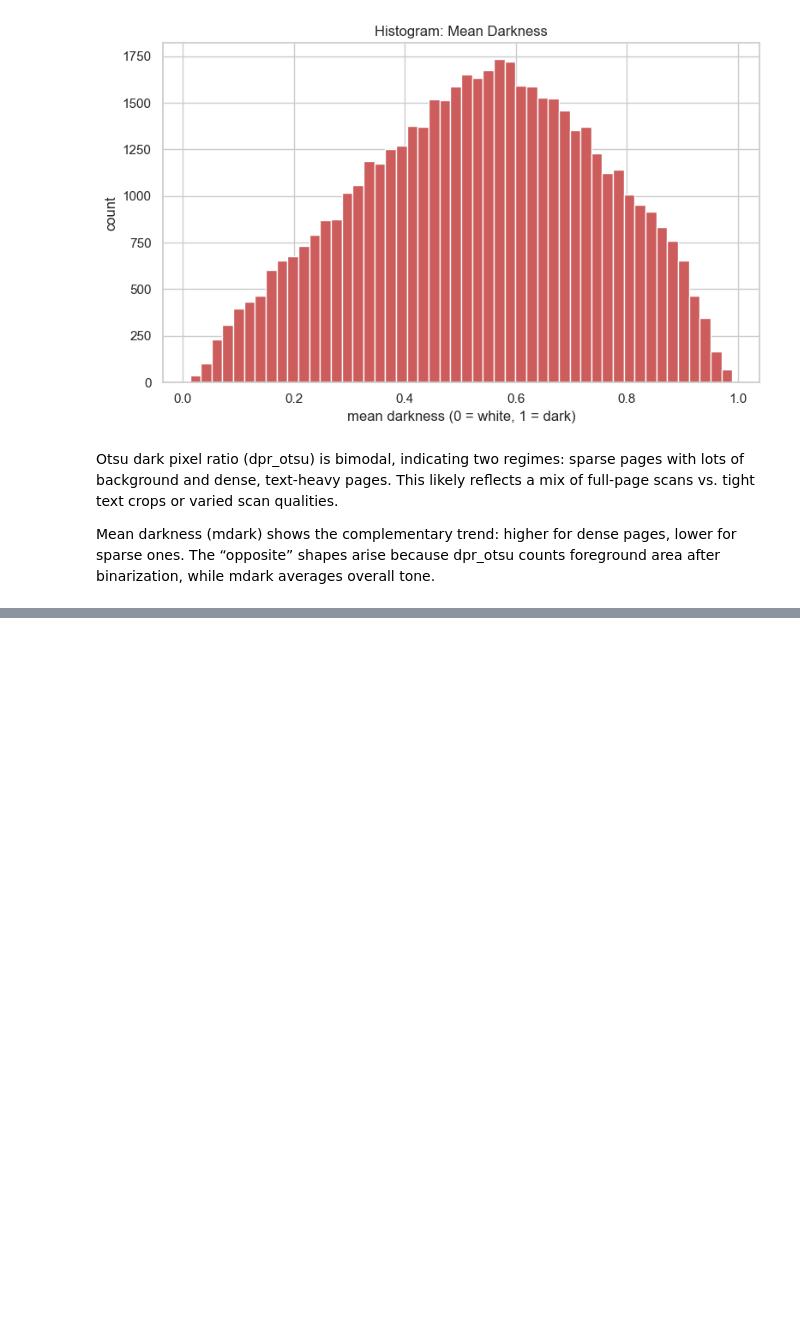
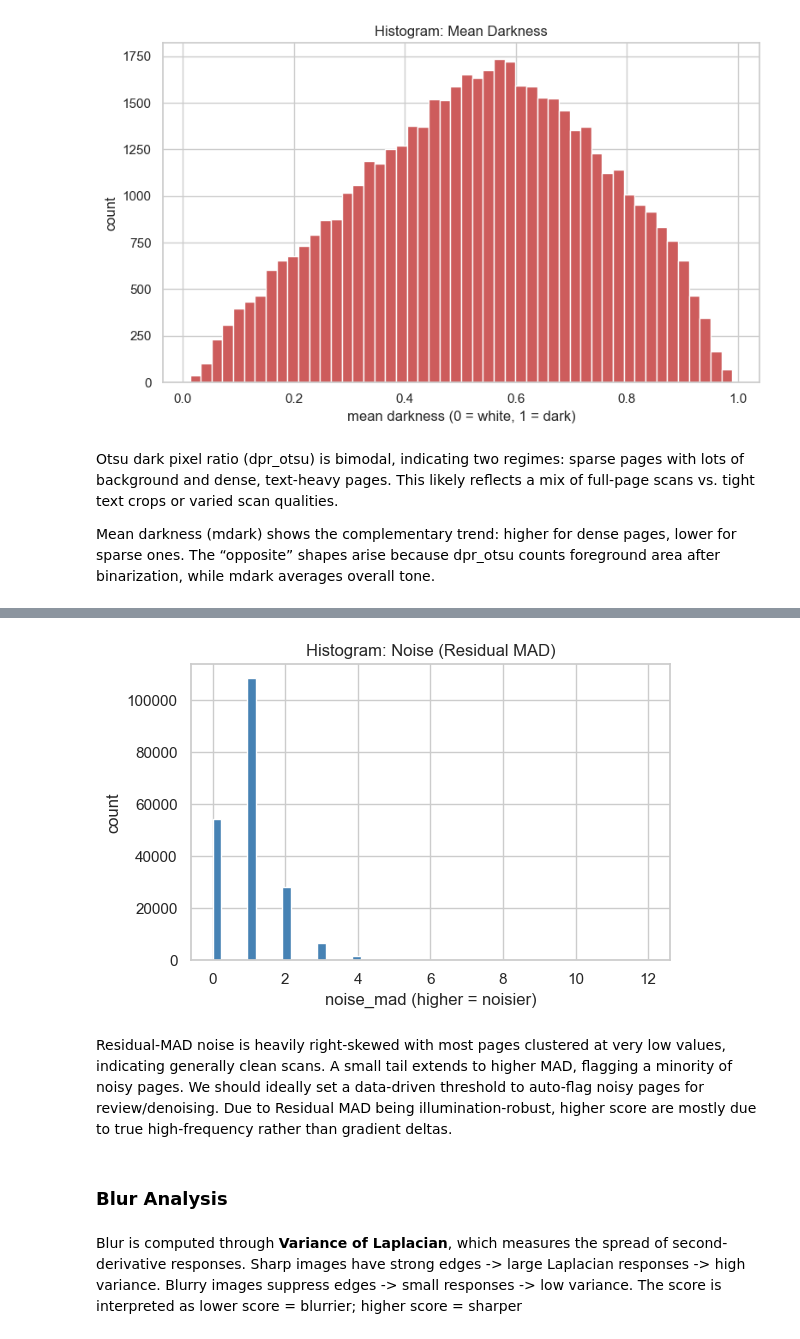
Before and after one commit to Shashquatch28/optical-character-recognition, a Jupyter notebook: EDA.ipynb, the cells around one changed output, grey strips where cells are left out. Cells and saved outputs as stored; diff of their text form; code cells hidden in the pictures; blank space fills up the shorter version.

```diff
--- a/EDA.ipynb
+++ b/EDA.ipynb
@@ -554,0 +573,51 @@ Mean darkness (mdark) shows the complementary trend: higher for dense pages, low
+# %%
+# ----- Function to Calculate Noise Score -----
+def noise_mad(g):
+    if g is None:
+        return np.nan
+
+    blur = cv2.medianBlur(g, 3)
+    resid = g.astype(np.int16) - blur.astype(np.int16)
+
+    mad = np.median(np.abs(resid))
+    return float(mad)
+
+# ----- Function to Add Noise Score using Batching -----
+def add_noise_mad(df, batch=8000, image_col='image'):
+    out = df.reset_index(drop=True).copy()
+    n = len(out)
+    vals = np.empty(n, dtype=np.float32)
+
+    for s in tqdm(range(0, n, batch), desc='mad-batches'):
+        e = min(s + batch, n)
+        imgs = out.iloc[s:e][image_col].tolist()
+        for i, x in enumerate(imgs):
+            g = to_gray(x)
+            vals[s+i] = noise_mad(g)
+
+    out['noise_mad'] = vals
+    return out
+# %%
+# ----- Sample 200K Entities -----
+df_sample = data_raw[['image']].sample(n=200000, random_state=42)
+
+# ----- Compute Noise on Sample -----
+df_no = add_noise_mad(df_sample, batch=8000)
+# %%
+# ----- Histogram to Show Noise Score -----
+s = pd.Series(df_no['noise_mad']).dropna()
+plt.figure(figsize=(6,4))
+plt.hist(s, bins=50, color='steelblue', edgecolor='white')
+plt.title('Histogram: Noise (Residual MAD)')
+plt.xlabel('noise_mad (higher = noisier)')
+plt.ylabel('count')
+plt.tight_layout()
+plt.show()
+# %% [output]
+[figure, added]
+# %% [markdown]
+Residual-MAD noise is heavily right-skewed with most pages clustered at very low values, indicating generally clean scans. A small tail extends to higher MAD, flagging a minority of noisy pages. We should ideally set a data-driven threshold to auto-flag noisy pages for review/denoising. Due to Residual MAD being illumination-robust, higher score are mostly due to true high-frequency rather than gradient deltas.
+# %% [markdown]
+### Blur Analysis
+# %% [markdown]
+Blur is computed through **Variance of Laplacian**, which measures the spread of second-derivative responses. Sharp images have strong edges -> large Laplacian responses -> high variance. Blurry images suppress edges -> small responses -> low variance. The score is interpreted as lower score = blurrier; higher score = sharper
```
Also changed, not shown: parts of 35 cells of this notebook.
